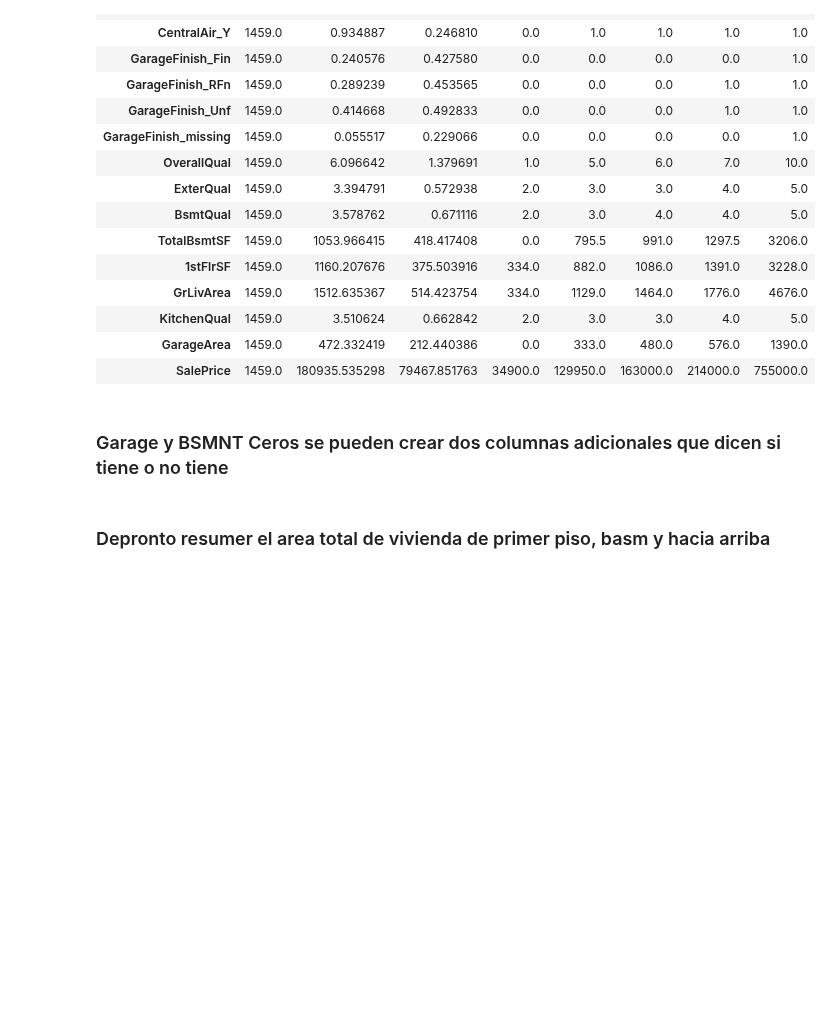
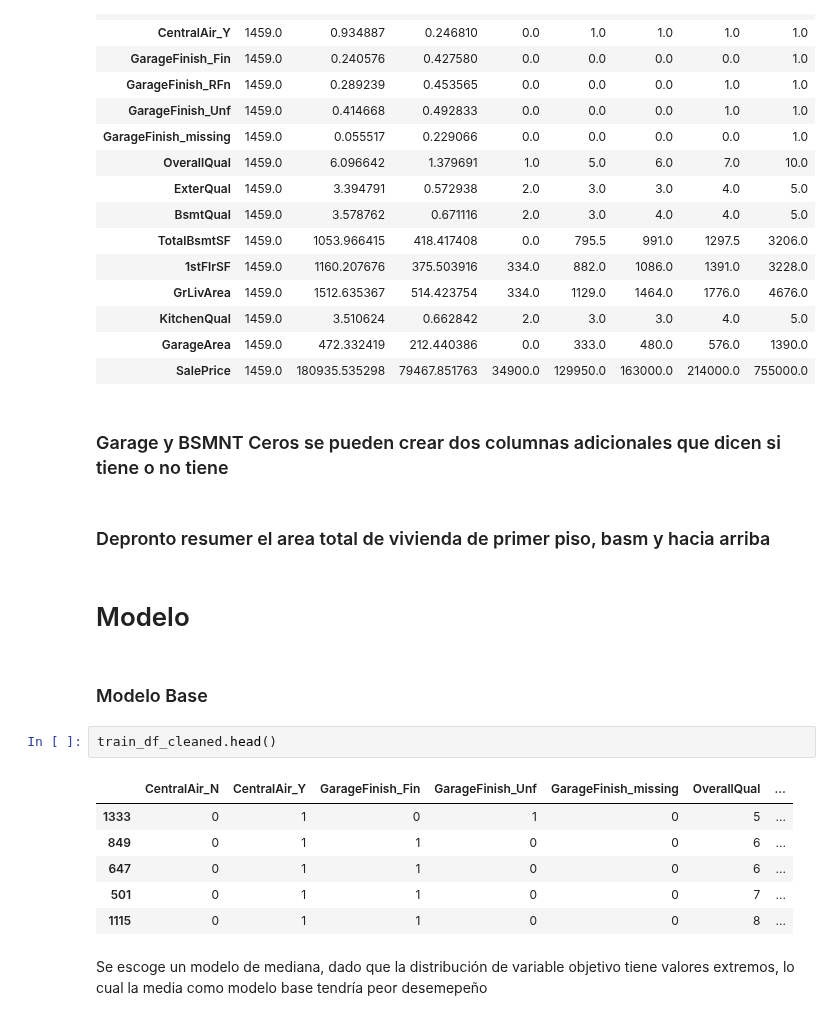
Before and after one commit to laurabg15/Exploraci-nInicial-, a Jupyter notebook: InitialExploration_Dataset.ipynb, the cells around one changed output. Cells and saved outputs as stored; diff of their text form; blank space fills up the shorter version.

```diff
--- a/InitialExploration_Dataset.ipynb
+++ b/InitialExploration_Dataset.ipynb
@@ -716,3 +733,18 @@ train_df_cleaned.describe().T
 ### Garage y BSMNT Ceros se pueden crear dos columnas adicionales que dicen si tiene o no tiene
 # %% [markdown]
 ### Depronto resumer el area total de vivienda de primer piso, basm y hacia arriba
+# %% [markdown]
+# Modelo
+# %% [markdown]
+### Modelo Base
+# %%
+train_df_cleaned.head()
+# %% [output]
+|  | CentralAir_N | CentralAir_Y | GarageFinish_Fin | GarageFinish_Unf | GarageFinish_missing | OverallQual | ... |
+| 1333 | 0 | 1 | 0 | 1 | 0 | 5 | ... |
+| 849 | 0 | 1 | 1 | 0 | 0 | 6 | ... |
+| 647 | 0 | 1 | 1 | 0 | 0 | 6 | ... |
+| 501 | 0 | 1 | 1 | 0 | 0 | 7 | ... |
+| 1115 | 0 | 1 | 1 | 0 | 0 | 8 | ... |
+# %% [markdown]
+Se escoge un modelo de mediana, dado que la distribución de variable objetivo tiene valores extremos, lo cual la media como modelo base tendría peor desemepeño
```
Also changed, not shown: parts of 18 cells of this notebook.
